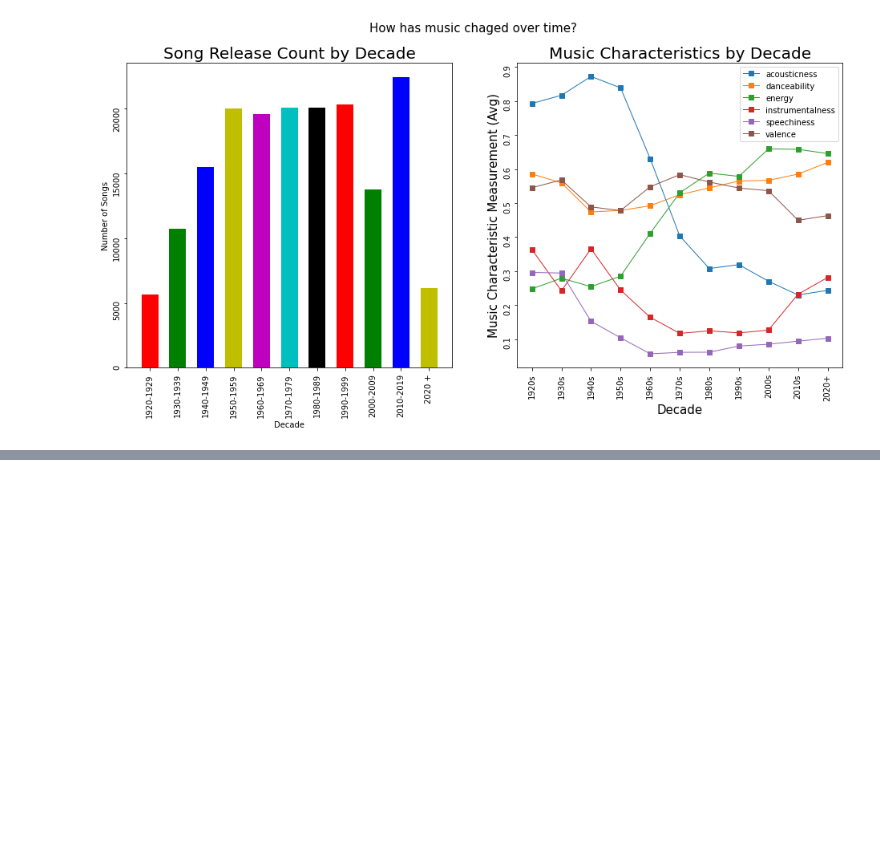
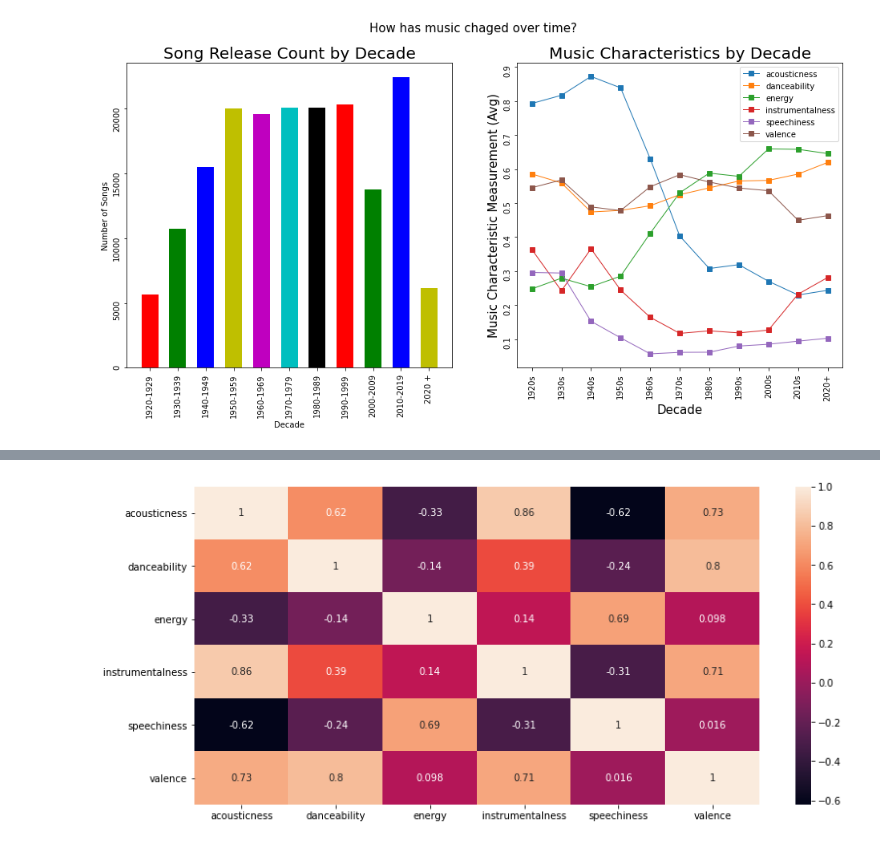
Before and after one commit to divya-gh/Spotify_Music_Analysis, a Jupyter notebook: spotify_analysis-hypothesis.ipynb, the cells around one changed output, grey strips where cells are left out. Cells and saved outputs as stored; diff of their text form; code cells hidden in the pictures; blank space fills up the shorter version.

```diff
--- a/spotify_analysis-hypothesis.ipynb
+++ b/spotify_analysis-hypothesis.ipynb
@@ -178,0 +285,8 @@ plt.show()
+# %%
+
+cormatrix = stones_line.corr()
+plt.figure(figsize=(13,6))
+sn.heatmap(cormatrix, annot=True)
+plt.show()
+# %% [output]
+[figure, added]
```
Also changed, not shown: parts of 35 cells of this notebook.
